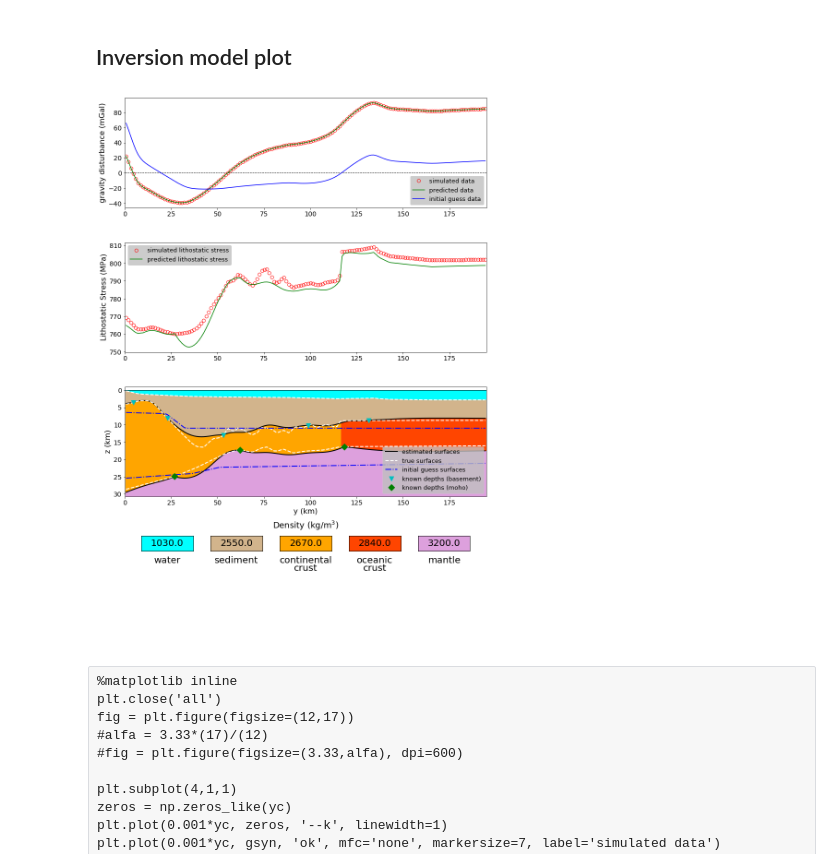
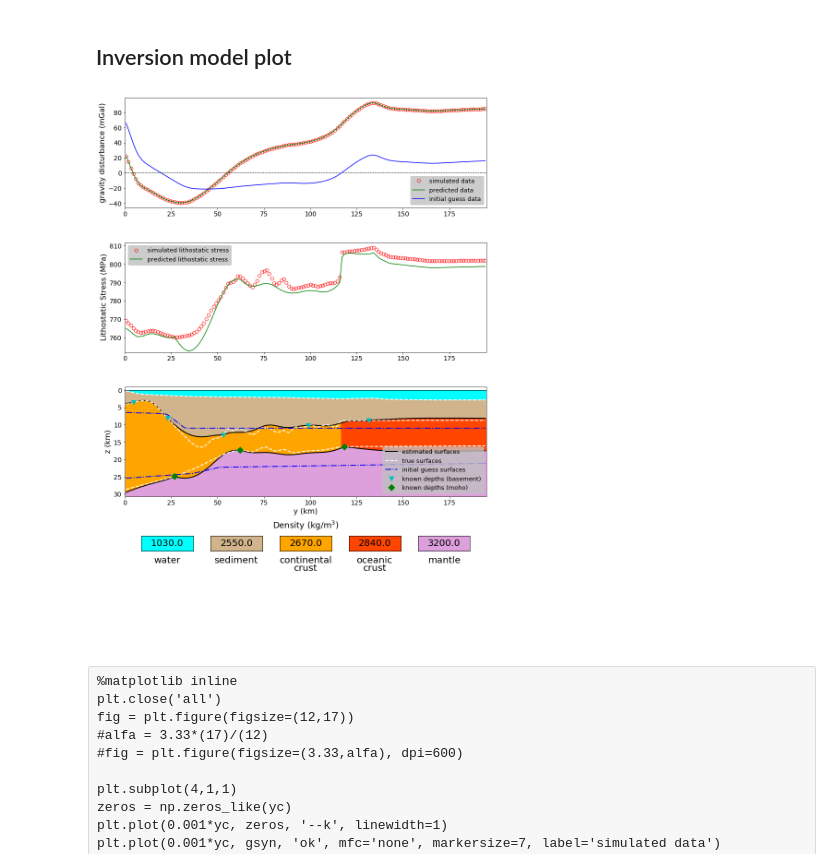
Before and after one commit to pinga-lab/paper-isostatic-grav2D, a Jupyter notebook: code/model_simple_II_pressao_litostatica.ipynb, the cells around one changed output. Saved outputs shown, nothing was run; the diff lists cells and outputs as text; code cells hidden in the pictures.

```diff
--- a/code/model_simple_II_pressao_litostatica.ipynb
+++ b/code/model_simple_II_pressao_litostatica.ipynb
@@ -232,6 +232,7 @@ plt.subplot(4,1,2)
 mpl.plot(0.001*yc, sgm_true, 'or', mfc='none', markersize=7, label='simulated lithostatic stress')
 mpl.plot(0.001*yc, sgm, '-g', label='predicted lithostatic stress')
 plt.xlim(0.001*ymin, 0.001*ymax)
+plt.ylim(752.,812.)
 #plt.ylabel('Normalized Lithostatic Stress', fontsize=16)
 plt.ylabel('Lithostatic Stress (MPa)', fontsize=16)
 plt.xticks(fontsize=14)
@@ -313,34 +314,34 @@ for color, density, layers1, layers2 in zip(colors_list, density_list, layers_li
     yi_text2 = Y - Y*0.28
     yi_text3 = Y - Y*0.075
 
     plt.text(x+w*0.375, yi_text1, layers1, fontsize=(w*0.14), horizontalalignment='center', verticalalignment='top')
     plt.text(x+w*0.375, yi_text2, layers2, fontsize=(w*0.14), horizontalalignment='center', verticalalignment='top')
     plt.text(x+w*0.375, yi_text3, density, fontsize=(w*0.14), horizontalalignment='center', verticalalignment='center')
     i-=1
     poly1 = Polygon(np.array([[x, x+w*0.75, x+w*0.75, x], [yi_line, yi_line, yf_line1, yf_line1]]).T)
     poly2 = Polygon(np.array([[x, x+w*0.75, x+w*0.75, x], [yf_line1, yf_line1, yf_line2, yf_line2]]).T)
     poly3 = Polygon(np.array([[x, x+w*0.75, x+w*0.75, x], [yf_line2, yf_line2, yf_line3, yf_line3]]).T)
     poly4 = Polygon(np.array([[x, x+w*0.75, x+w*0.75, x], [yf_line3, yf_line3, yf_line4, yf_line4]]).T)
     poly5 = Polygon(np.array([[x, x+w*0.75, x+w*0.75, x], [yf_line4, yf_line4, yf_line5, yf_line5]]).T)
     poly6 = Polygon(np.array([[x, x+w*0.75, x+w*0.75, x], [yf_line5, yf_line5, yf_line6, yf_line6]]).T)
     poly7 = Polygon(np.array([[x, x+w*0.75, x+w*0.75, x], [yf_line6, yf_line6, yf_line7, yf_line7]]).T)
     mpl.polygon(poly1, style='None', linewidth=1, fill=color)
     mpl.polygon(poly2, style='None', linewidth=0, fill='white')
     mpl.polygon(poly3, style='None', linewidth=0, fill='white')
     mpl.polygon(poly4, style='None', linewidth=0, fill='white')
     mpl.polygon(poly5, style='None', linewidth=0, fill='white')
     mpl.polygon(poly6, style='None', linewidth=0, fill='white')
     mpl.polygon(poly7, style='None', linewidth=0, fill='white')
 
 plt.tight_layout()
 
 #mpl.savefig('../manuscript/figures/model-simple-II.png', dpi='figure')
 #mpl.savefig('../manuscript/figures/model-simple-II-no-stripes.png', dpi='figure')
 #mpl.savefig('../manuscript/figures/model-simple-II-no-vinc-isostatic.png', dpi='figure')
 #mpl.savefig('../manuscript/figures/model-simple-II-no-vinc-isostatic-no-stripes.png', dpi='figure')
 plt.show()
 # %% [output]
-[figure, old version]
+[figure, new version]
 # %% [raw]
 %matplotlib inline
 plt.close('all')
```
Also changed, not shown: 9 other files.
